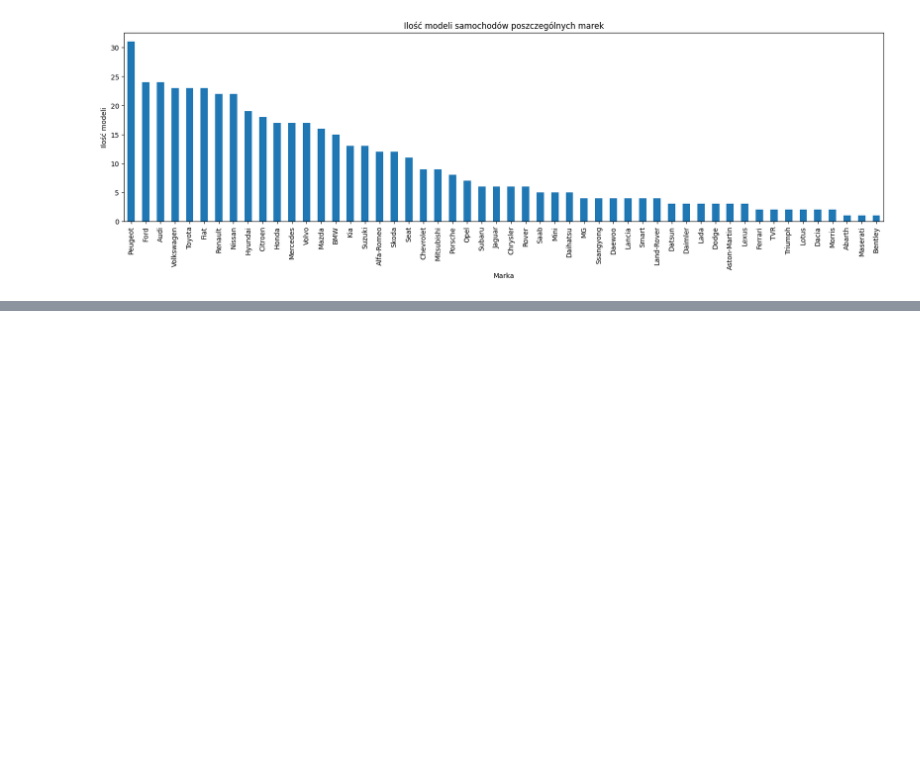
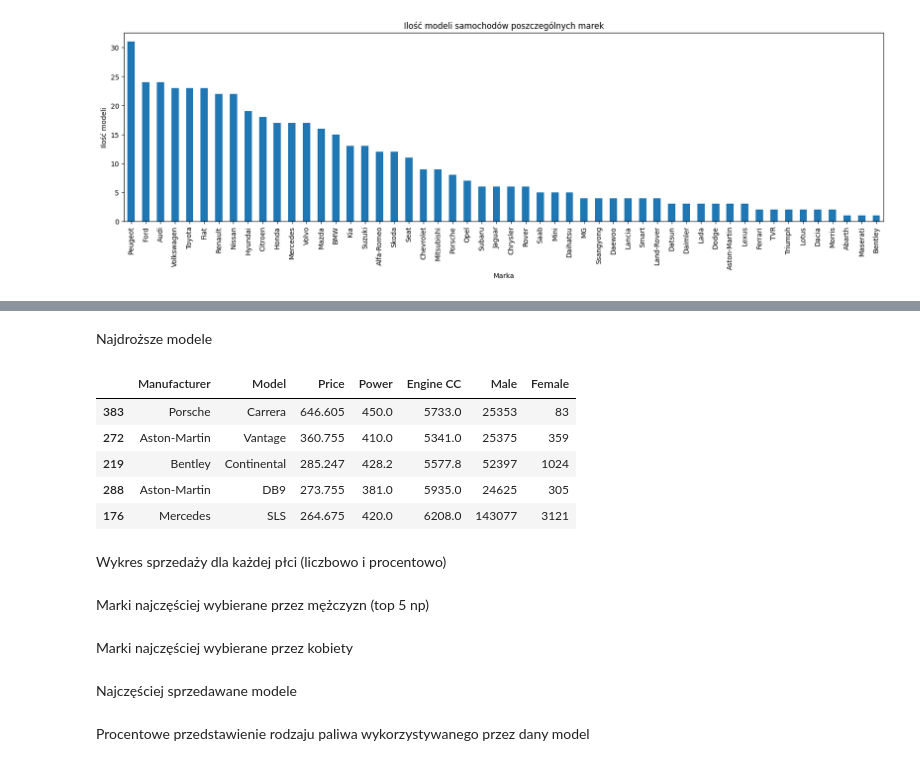
Before and after one commit to dyzioq/data-analysis-project, a Jupyter notebook: notebook.ipynb, the cells around one changed output, grey strips where cells are left out. Cells and saved outputs as stored; diff of their text form; code cells hidden in the pictures; blank space fills up the shorter version.

Commit message:
Kilka tabelek i pomysły na wykresy

```diff
--- a/notebook.ipynb
+++ b/notebook.ipynb
@@ -169,0 +187,22 @@ Name: count, Length: 501, dtype: int64
+# %% [markdown]
+Najdroższe modele
+# %%
+ranking = dataSet.sort_values("Price", ascending=False).head().drop(["Fuel", "Unknown", "Total"], axis="columns")
+ranking
+# %% [output]
+|  | Manufacturer | Model | Price | Power | Engine CC | Male | Female |
+| 383 | Porsche | Carrera | 646.605 | 450.0 | 5733.0 | 25353 | 83 |
+| 272 | Aston-Martin | Vantage | 360.755 | 410.0 | 5341.0 | 25375 | 359 |
+| 219 | Bentley | Continental | 285.247 | 428.2 | 5577.8 | 52397 | 1024 |
+| 288 | Aston-Martin | DB9 | 273.755 | 381.0 | 5935.0 | 24625 | 305 |
+| 176 | Mercedes | SLS | 264.675 | 420.0 | 6208.0 | 143077 | 3121 |
+# %% [markdown]
+Wykres sprzedaży dla każdej płci (liczbowo i procentowo)
+# %% [markdown]
+Marki najczęściej wybierane przez mężczyzn (top 5 np)
+# %% [markdown]
+Marki najczęściej wybierane przez kobiety
+# %% [markdown]
+Najczęściej sprzedawane modele
+# %% [markdown]
+Procentowe przedstawienie rodzaju paliwa wykorzystywanego przez dany model
```
Also changed, not shown: parts of 14 cells of this notebook.
